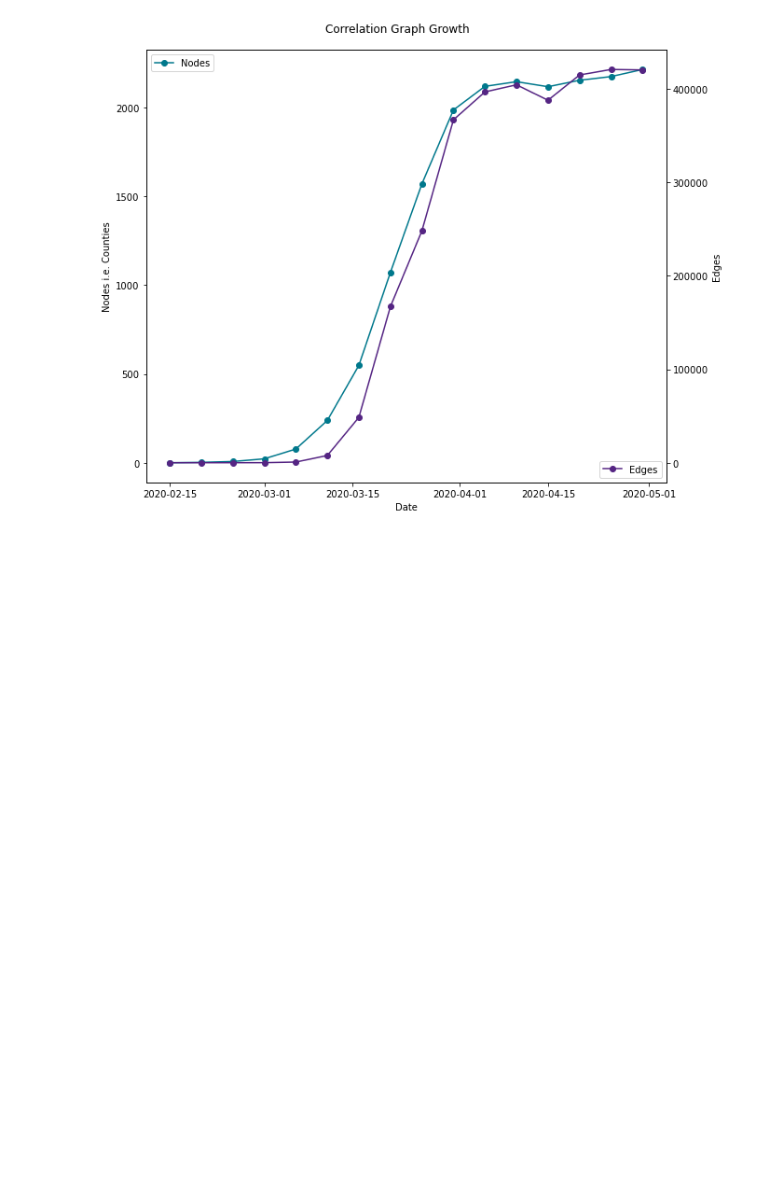
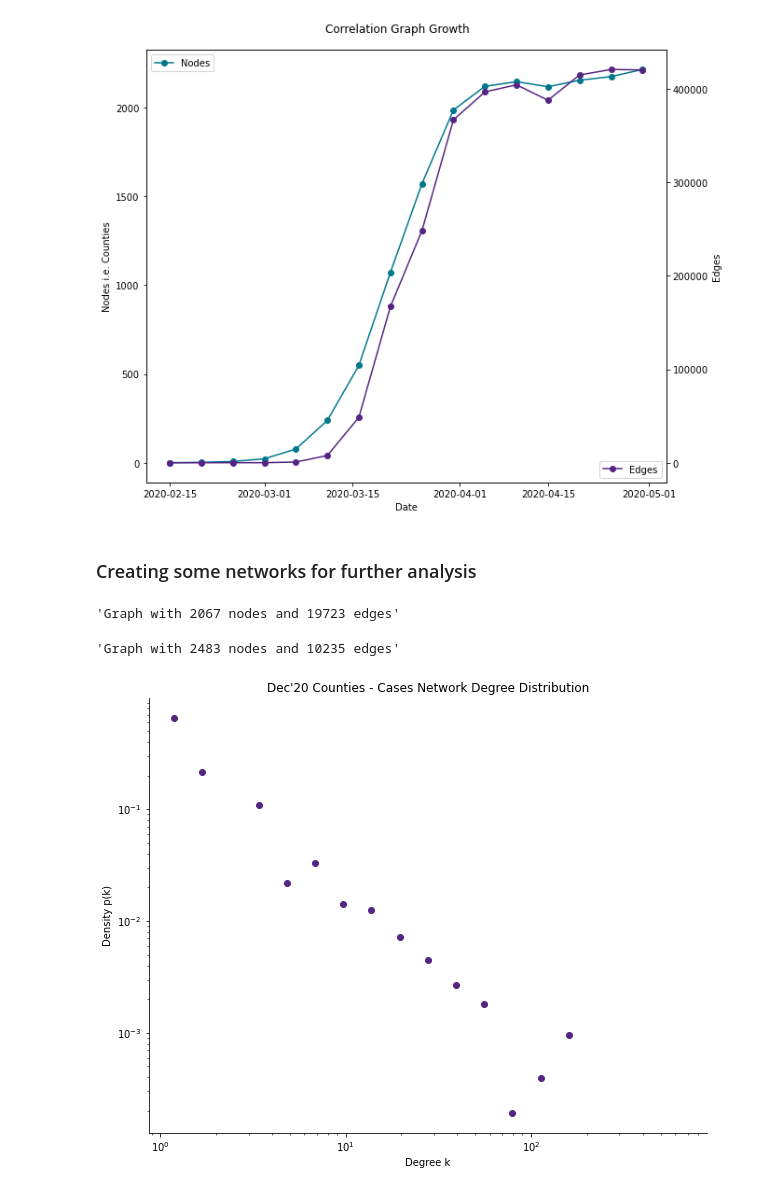
Before and after one commit to samar14641/covid-us-networks, a Jupyter notebook: correlation_networks.ipynb, the cells around one changed output. Cells and saved outputs as stored; diff of their text form; code cells hidden in the pictures; blank space fills up the shorter version.

Commit message:
added degree distros and a corr gml file

```diff
--- a/correlation_networks.ipynb
+++ b/correlation_networks.ipynb
@@ -101,3 +109,46 @@ plt.show()
 plt.close()
 # %% [output]
 [figure]
+# %% [markdown]
+### Creating some networks for further analysis
+# %%
+dec20_counties_cases = nx.from_pandas_edgelist(create_correlation_network(df, '2020-12-01', '2020-12-31', 0.75), 'var1', 'var2', 'weight')
+nx.info(dec20_counties_cases)
+# %% [output]
+'Graph with 2067 nodes and 19723 edges'
+# %%
+may20_counties_cases = nx.from_pandas_edgelist(create_correlation_network(df, '2020-05-01', '2020-05-31', 0.75), 'var1', 'var2', 'weight')
+nx.info(may20_counties_cases)
+# %% [output]
+'Graph with 2483 nodes and 10235 edges'
+# %%
+def degree_distro(G, name) -> None:
+    """Plot the degree distro of a network
+    Parameters:
+        G (nx.Graph): a network
+        name (str): network name
+    Returns:
+        None"""
+
+    degrees = np.array(list(dict(G.degree()).values()))
+    k_min, k_max = min(degrees), max(degrees)
+
+    bin_edges = np.logspace(np.log10(k_min), np.log10(k_max), num = 20)
+    density, _ = np.histogram(degrees, bins = bin_edges, density = True)
+
+    log_be = np.log10(bin_edges)
+    x = 10 ** ((log_be[: -1] + log_be[1 :]) / 2)
+
+    fig, ax = plt.subplots(figsize = (10, 8))
+    plt.loglog(x, density, marker = 'o', ls = 'none', color = '#552583')
+    plt.title('{} Degree Distribution'.format(name))
+    plt.xlabel('Degree k')
+    plt.ylabel('Density p(k)')
+    ax.spines['right'].set_visible(False)
+    ax.spines['top'].set_visible(False)
+    plt.show()
+    plt.close()
+# %%
+degree_distro(dec20_counties_cases, "Dec'20 Counties - Cases Network")
+# %% [output]
+[figure, added]
```
Also changed, not shown: parts of 9 cells of this notebook, 2 other files.
